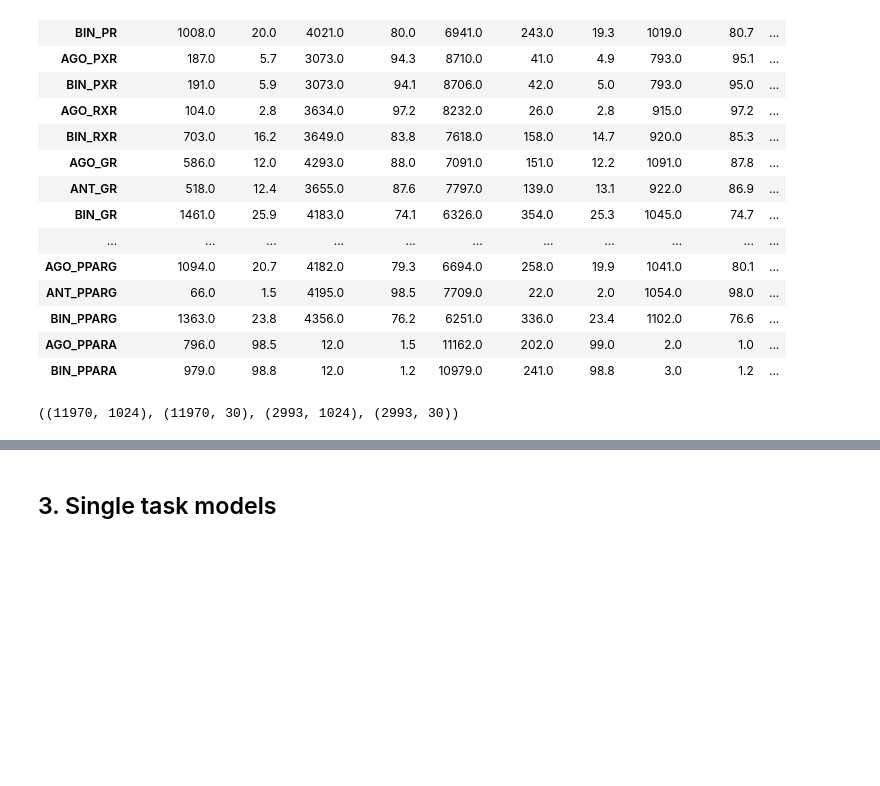
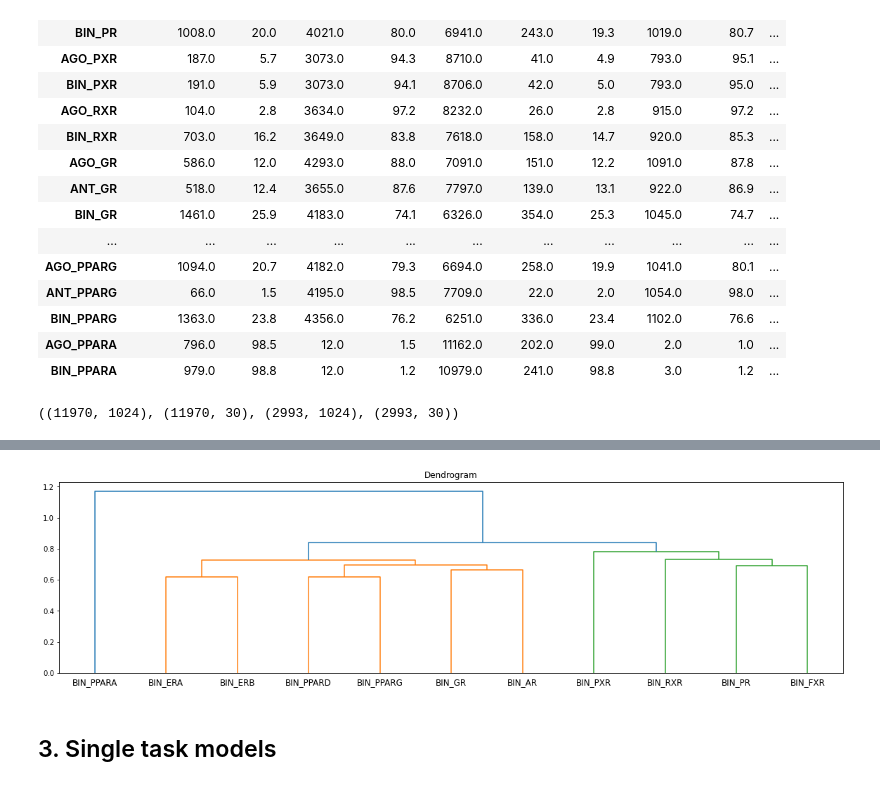
Before and after one commit to CValsecchi/Multitask_for_QSAR_tutorial, a Jupyter notebook: Multitask_learning_for_SAR.ipynb, the cells around one changed output, grey strips where cells are left out. Cells and saved outputs as stored; diff of their text form; code cells hidden in the pictures; blank space fills up the shorter version.

```diff
--- a/Multitask_learning_for_SAR.ipynb
+++ b/Multitask_learning_for_SAR.ipynb
@@ -207,3 +190,20 @@ dn = hierarchy.dendrogram(Z, labels= [i for i in tasks if mod in i])
+# %%
+idx = []
+for i in tasks:
+    if mod in i:
+        idx.append(True)
+    else:
+        idx.append(False)
+y_train_copy_red = y_train_copy[:,idx]
+
+a = pdist(y_train_copy_red.T, "matching")
+Z = hierarchy.linkage(a, 'ward')
+plt.figure(figsize = (20,5))
+plt.title("Dendrogram")
+dn = hierarchy.dendrogram(Z, labels= [i for i in tasks if mod in i])
+plt.savefig("dendrogram.svg")
+# %% [output]
+[figure, added]
 # %% [markdown]
 ## 3. Single task models <a name="stl_arch"></a>
 # %% [markdown]
```
Also changed, not shown: parts of 6 cells of this notebook, 2 other files.
